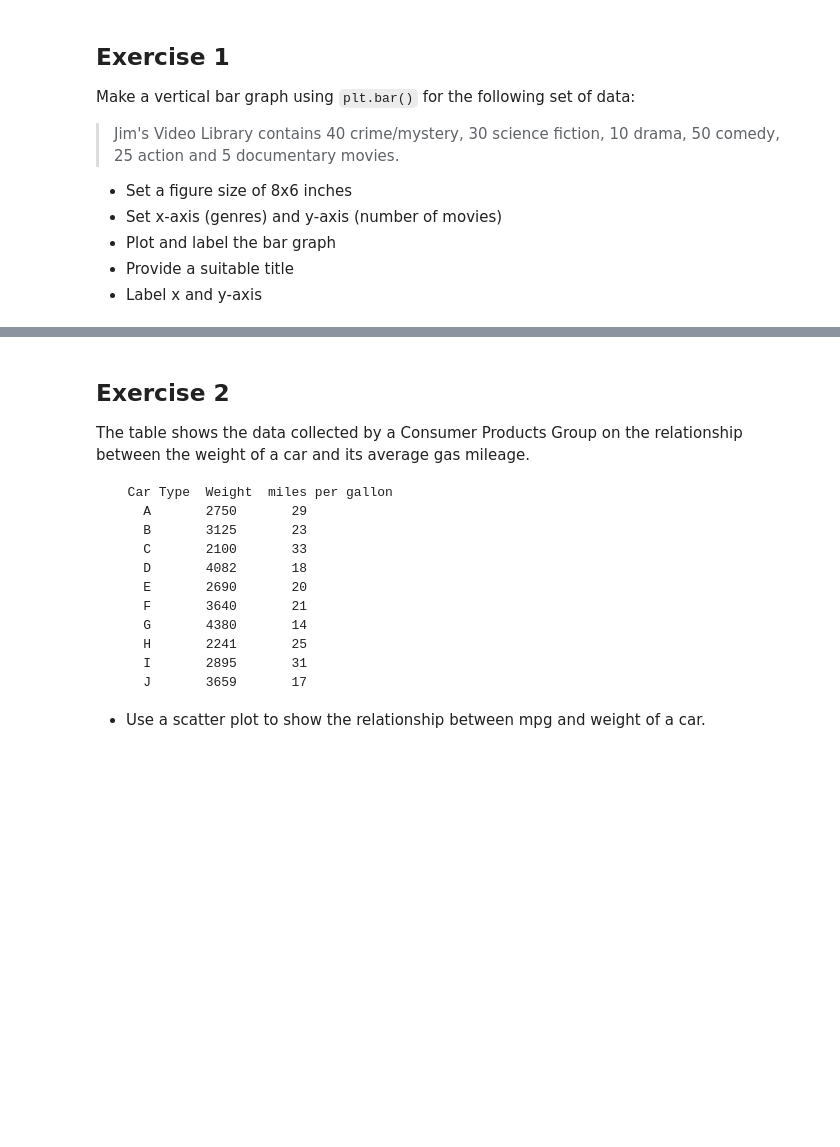
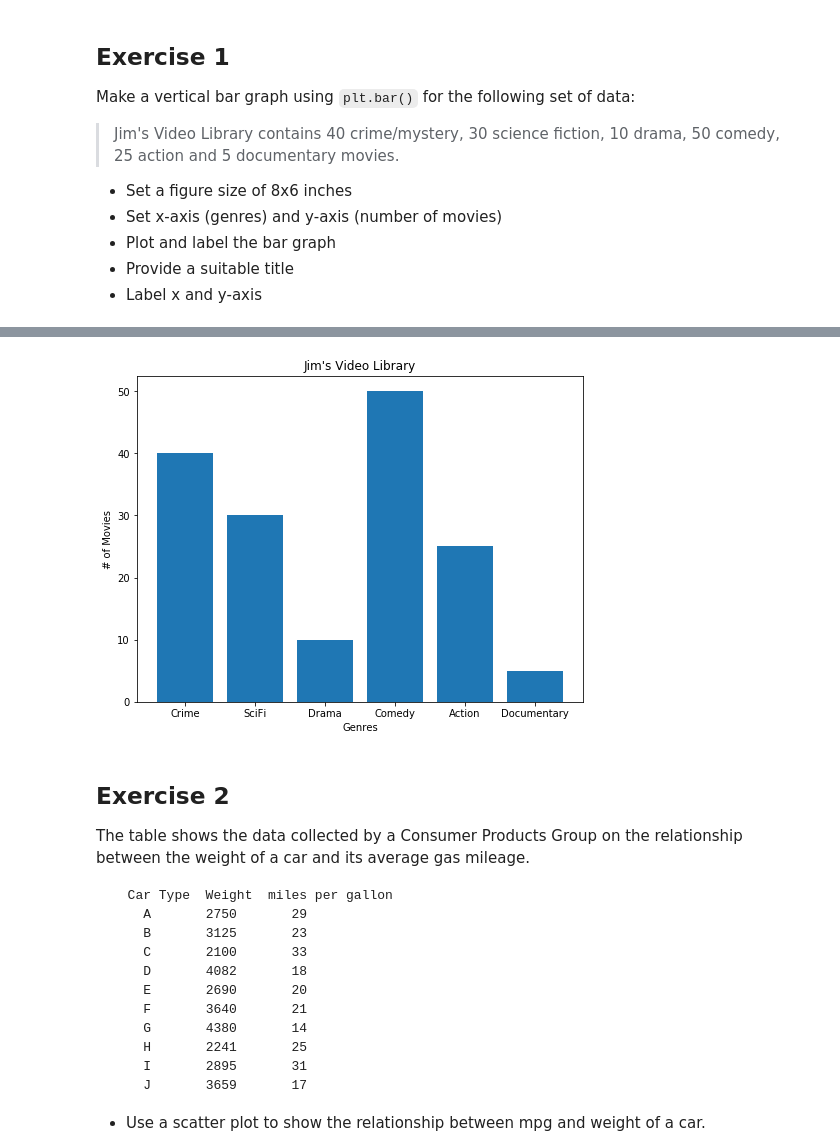
Before and after one commit to slieb74/dsc-0-01-22-visualizing-data-lab-nyc-career-ds-062518, a Jupyter notebook: index.ipynb, the cells around one changed output, grey strips where cells are left out. Cells and saved outputs as stored; diff of their text form; code cells hidden in the pictures; blank space fills up the shorter version.

```diff
--- a/index.ipynb
+++ b/index.ipynb
@@ -38,7 +38,7 @@ plt.bar(x,y)
 plt.title("Jim's Video Library")
 plt.xlabel("Genres")
 plt.ylabel('# of Movies')
-plt.xticks(= labels)
+plt.xticks(x, labels)
 # Output the final plot
 plt.show()
 # %% [output]
@@ -46,3 +45,4 @@ SyntaxError: invalid syntax (<ipython-input-9-c876d37fe327>, line 18)
+[figure, added]
 # %% [markdown]
 ## Exercise 2
 
```
Also changed, not shown: parts of 1 cell of this notebook.
